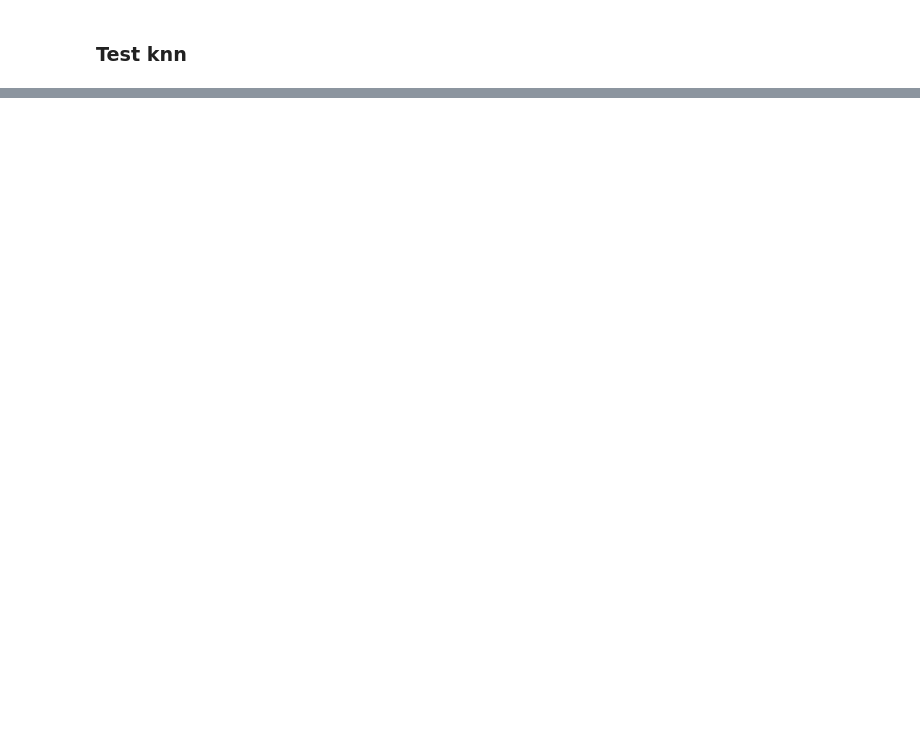
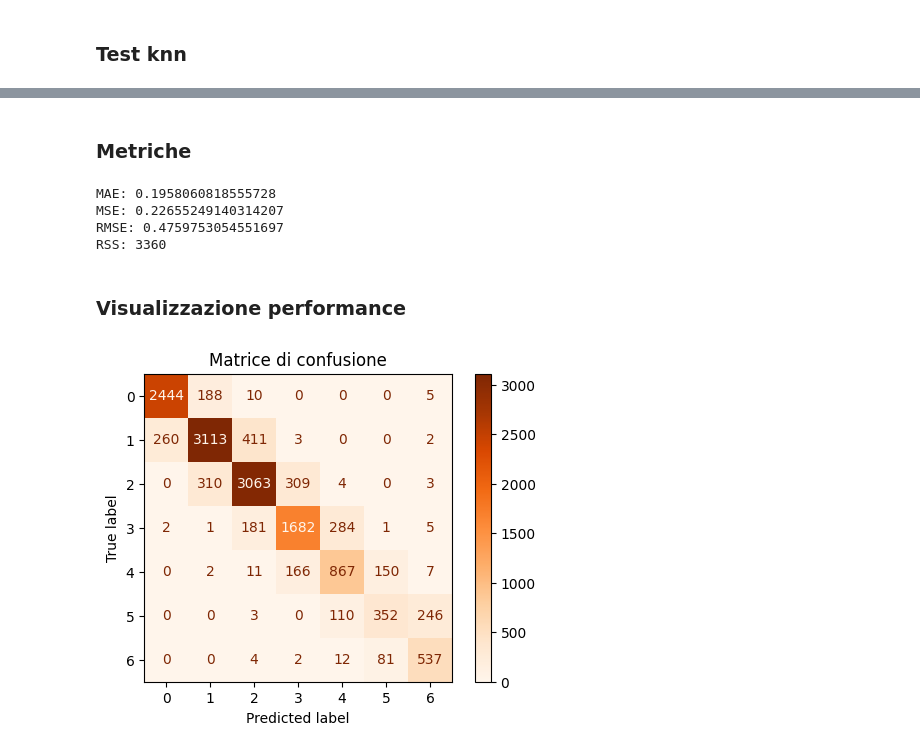
Before and after one commit to leovora/Data_Analytics_Project, a Jupyter notebook: src/Training_module/trad_ML_models.ipynb, the cells around one changed output, grey strips where cells are left out. Saved outputs shown, nothing was run; the diff lists cells and outputs as text; code cells hidden in the pictures; blank space fills up the shorter version.

```diff
--- a/src/Training_module/trad_ML_models.ipynb
+++ b/src/Training_module/trad_ML_models.ipynb
@@ -125,0 +300,6 @@ weighted avg       0.42      0.42      0.41     14830
+# %%
+best_svm = grid_svm.best_estimator_
+y_pred = best_svm.predict(X_test)
+
+print(f"Accuracy: {accuracy_score(y_test, y_pred)}")
+print(classification_report(y_test, y_pred))
@@ -125,0 +321,30 @@ weighted avg       0.42      0.42      0.41     14830
+# %% [markdown]
+### Metriche
+# %%
+mae = mean_absolute_error(y_test, y_pred)
+mse = mean_squared_error(y_test, y_pred)
+rmse = np.sqrt(mse)
+rss = np.sum((np.array(y_test) - np.array(y_pred))**2)
+
+
+print(f"MAE: {mae}")
+print(f"MSE: {mse}")
+print(f"RMSE: {rmse}")
+print(f"RSS: {rss}")
+# %% [output]
+MAE: 0.1958060818555728
+MSE: 0.22655249140314207
+RMSE: 0.4759753054551697
+RSS: 3360
+# %% [markdown]
+### Visualizzazione performance
+# %%
+cm = confusion_matrix(y_test, y_pred)
+
+fig, ax = plt.subplots(figsize=(6, 4))
+disp = ConfusionMatrixDisplay(confusion_matrix=cm, display_labels=range(7))
+disp.plot(cmap='Oranges', ax=ax)
+plt.title("Matrice di confusione")
+plt.show()
+# %% [output]
+[figure, added]
```
Also changed, not shown: parts of 23 cells of this notebook, 4 other files.
